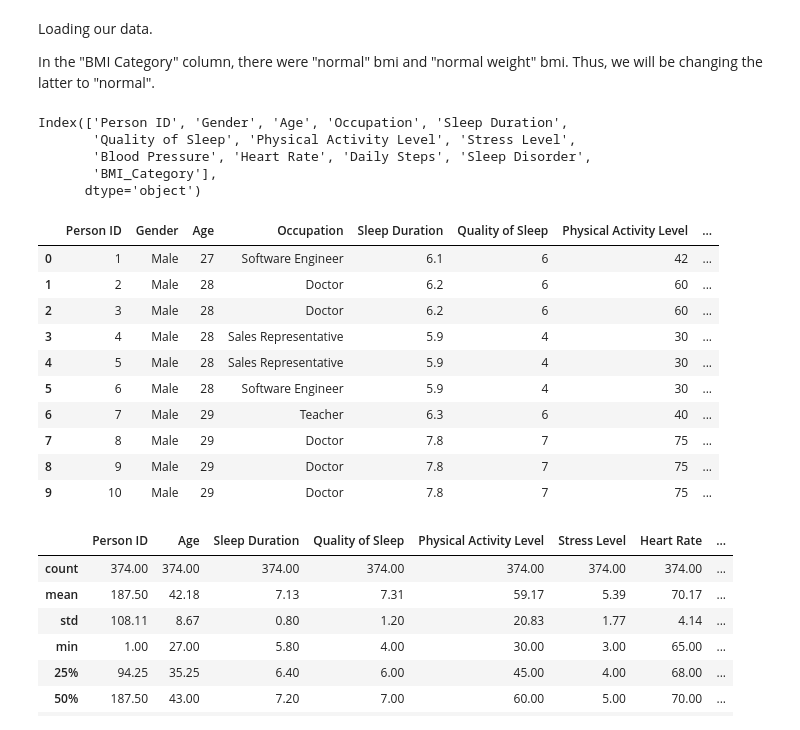
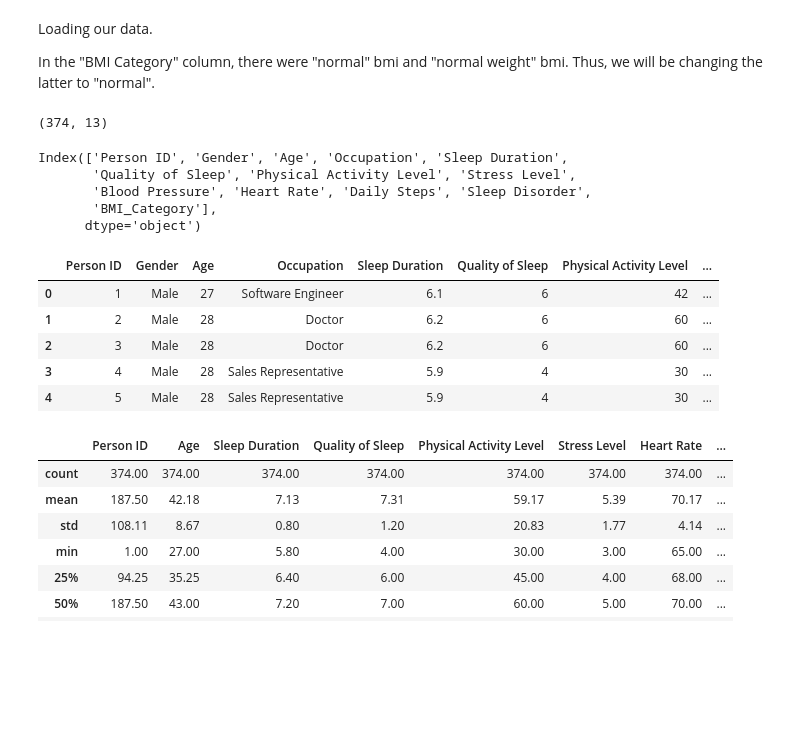
Before and after one commit to DartMNKY/stats102-team-project, a Jupyter notebook: Updated final project.ipynb, the cells around one changed output. Drawn from its saved outputs; the diff is of its cells as text; code cells hidden in the pictures; blank space fills up the shorter version.

```diff
--- a/Updated final project.ipynb
+++ b/Updated final project.ipynb
@@ -30,6 +30,10 @@ In the "BMI Category" column, there were "normal" bmi and "normal weight" bmi. T
 dt = pd.read_csv('Sleep_health_and_lifestyle_dataset.csv')
 dt = dt.assign(BMI_Category=lambda x: x['BMI Category'].map({'Obese': "Obese", 'Normal': 'Normal', 'Overweight': 'Overweight', 'Normal Weight': 'Normal'}))
 dt.drop(columns = "BMI Category", inplace= True)
+# %%
+dt.shape
+# %% [output]
+(374, 13)
 # %%
 dt.columns
 # %% [output]
@@ -39,19 +43,14 @@ Index(['Person ID', 'Gender', 'Age', 'Occupation', 'Sleep Duration',
        'BMI_Category'],
       dtype='object')
 # %%
-dt.head(10)
+dt.head(5)
 # %% [output]
 |  | Person ID | Gender | Age | Occupation | Sleep Duration | Quality of Sleep | Physical Activity Level | ... |
 | 0 | 1 | Male | 27 | Software Engineer | 6.1 | 6 | 42 | ... |
 | 1 | 2 | Male | 28 | Doctor | 6.2 | 6 | 60 | ... |
 | 2 | 3 | Male | 28 | Doctor | 6.2 | 6 | 60 | ... |
 | 3 | 4 | Male | 28 | Sales Representative | 5.9 | 4 | 30 | ... |
 | 4 | 5 | Male | 28 | Sales Representative | 5.9 | 4 | 30 | ... |
-| 5 | 6 | Male | 28 | Software Engineer | 5.9 | 4 | 30 | ... |
-| 6 | 7 | Male | 29 | Teacher | 6.3 | 6 | 40 | ... |
-| 7 | 8 | Male | 29 | Doctor | 7.8 | 7 | 75 | ... |
-| 8 | 9 | Male | 29 | Doctor | 7.8 | 7 | 75 | ... |
-| 9 | 10 | Male | 29 | Doctor | 7.8 | 7 | 75 | ... |
 # %%
 dt.describe().round(2)
 # %% [output]
```
Also changed, not shown: parts of 15 cells of this notebook.
